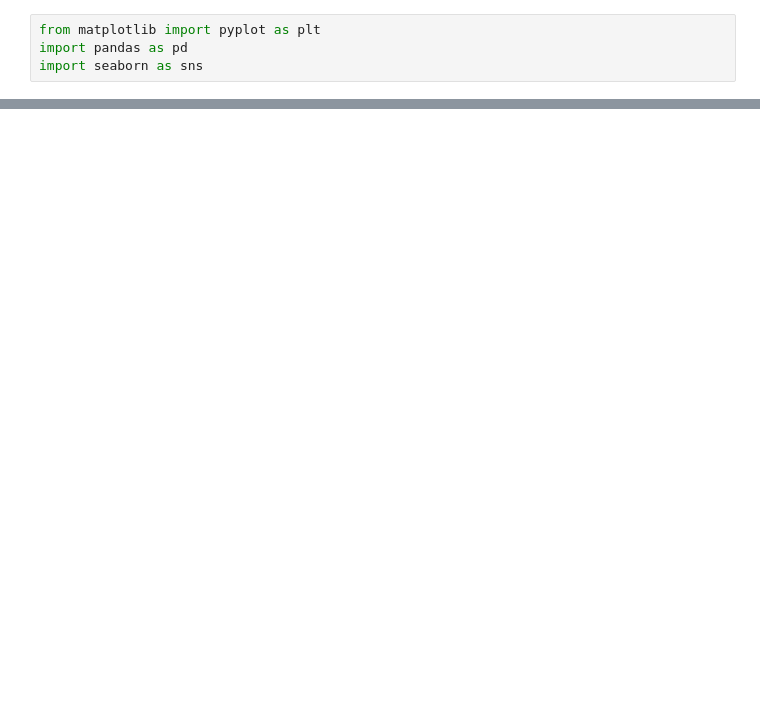
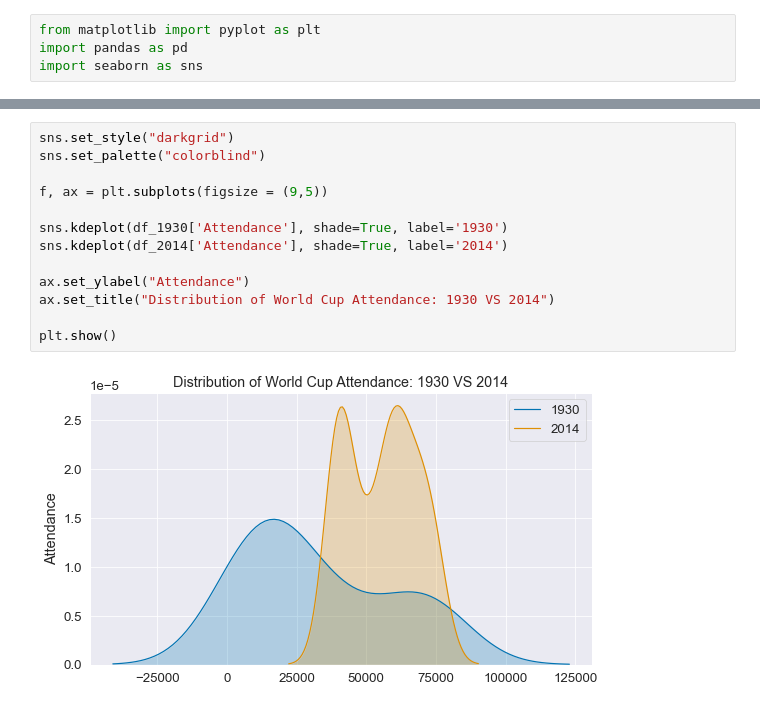
Before and after one commit to leeweiyee/fifa_world_cup_seaborn, a Jupyter notebook: main.ipynb, the cells around one changed output, grey strips where cells are left out. Drawn from its saved outputs; the diff is of its cells as text; blank space fills up the shorter version.

```diff
--- a/main.ipynb
+++ b/main.ipynb
@@ -23,0 +86,15 @@ plt.show()
+# %%
+sns.set_style("darkgrid")
+sns.set_palette("colorblind")
+
+f, ax = plt.subplots(figsize = (9,5))
+
+sns.kdeplot(df_1930['Attendance'], shade=True, label='1930')
+sns.kdeplot(df_2014['Attendance'], shade=True, label='2014')
+
+ax.set_ylabel("Attendance")
+ax.set_title("Distribution of World Cup Attendance: 1930 VS 2014")
+
+plt.show()
+# %% [output]
+[figure, added]
```
Also changed, not shown: parts of 8 cells of this notebook, 1 other file.
